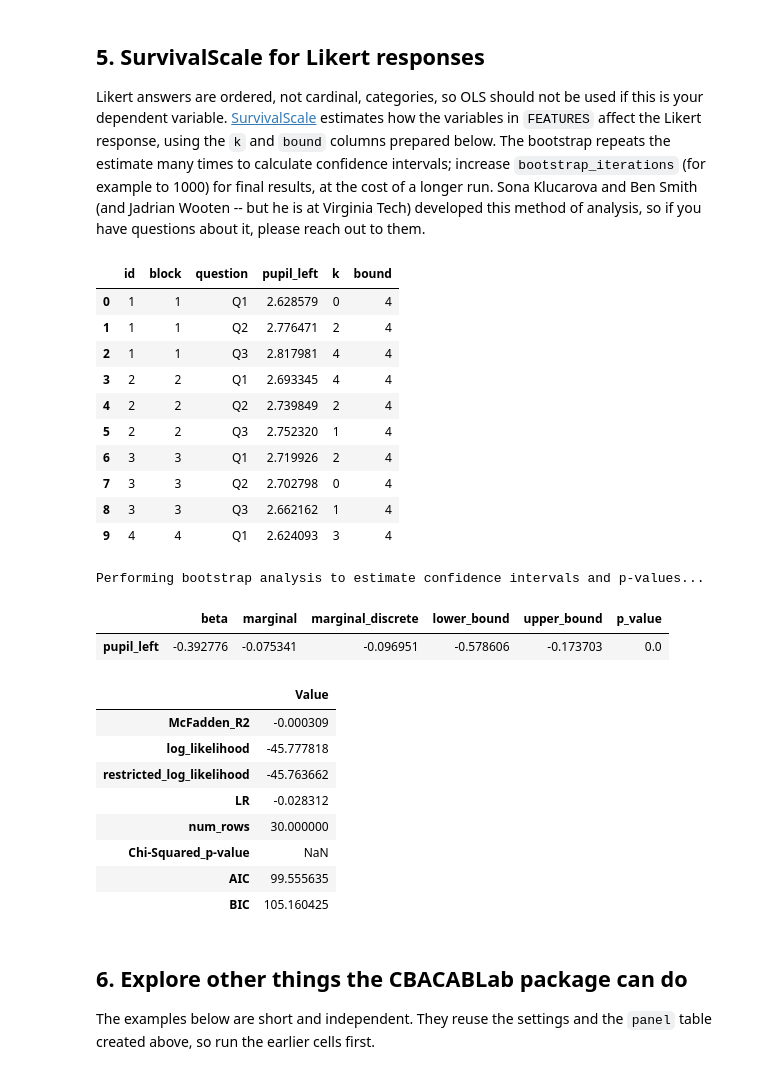
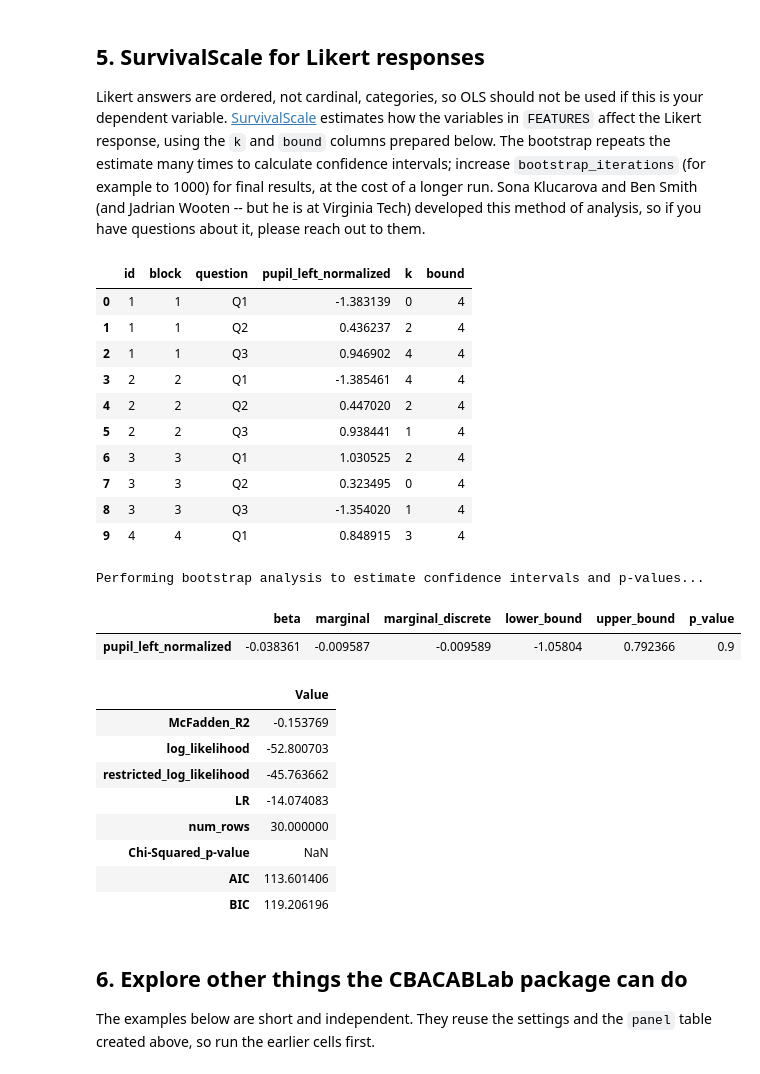
Before and after one commit to UNO-CAB-Lab/python-parsing, a Jupyter notebook: Analysis.ipynb, the cells around one changed output. Drawn from its saved outputs; the diff is of its cells as text; code cells hidden in the pictures.

```diff
--- a/Analysis.ipynb
+++ b/Analysis.ipynb
@@ -157,0 +162,2 @@ list(panel.columns)
+# %%
+normalized_panel = CBACABLab.normalizeSensorDataByRespondent(panel, sensor_columns=["pupil_left", "pupil_right"])
@@ -209,31 +243,31 @@ Likert answers are ordered, not cardinal, categories, so OLS should not be used
 # %%
 
 # Add Likert columns to the panel data. This will add a column for each question with the numeric value of the response (e.g. 0-4 for a 5-point scale). The original response column is kept as well.
-panel_likert = CBACABLab.AddLikertColumns(panel, LIKERT_SCALES).reset_index(drop=True)
+panel_likert = CBACABLab.AddLikertColumns(normalized_panel, LIKERT_SCALES).reset_index(drop=True)
 
 # The columns the analyses need: id, block (who to cluster by), question, the variable(s) of interest, k and bound
-FEATURES = ["pupil_left"]
+FEATURES = ["pupil_left_normalized"]
 analysis_data = pd.DataFrame({
     "id": panel_likert["respondent_id"],
     "block": panel_likert["respondent_id"],
     "question": panel_likert["question"],
-    "pupil_left": panel_likert["pupil_left"],
+    "pupil_left_normalized": panel_likert["pupil_left_normalized"],
     "k": pd.to_numeric(panel_likert["k"], errors="coerce"),
     "bound": pd.to_numeric(panel_likert["bound"], errors="coerce"),
 }).dropna()
 analysis_data.head(10)
 # %% [output]
-|  | id | block | question | pupil_left | k | bound |
-| 0 | 1 | 1 | Q1 | 2.628579 | 0 | 4 |
-| 1 | 1 | 1 | Q2 | 2.776471 | 2 | 4 |
-| 2 | 1 | 1 | Q3 | 2.817981 | 4 | 4 |
-| 3 | 2 | 2 | Q1 | 2.693345 | 4 | 4 |
-| 4 | 2 | 2 | Q2 | 2.739849 | 2 | 4 |
-| 5 | 2 | 2 | Q3 | 2.752320 | 1 | 4 |
-| 6 | 3 | 3 | Q1 | 2.719926 | 2 | 4 |
-| 7 | 3 | 3 | Q2 | 2.702798 | 0 | 4 |
-| 8 | 3 | 3 | Q3 | 2.662162 | 1 | 4 |
-| 9 | 4 | 4 | Q1 | 2.624093 | 3 | 4 |
+|  | id | block | question | pupil_left_normalized | k | bound |
+| 0 | 1 | 1 | Q1 | -1.383139 | 0 | 4 |
+| 1 | 1 | 1 | Q2 | 0.436237 | 2 | 4 |
+| 2 | 1 | 1 | Q3 | 0.946902 | 4 | 4 |
+| 3 | 2 | 2 | Q1 | -1.385461 | 4 | 4 |
+| 4 | 2 | 2 | Q2 | 0.447020 | 2 | 4 |
+| 5 | 2 | 2 | Q3 | 0.938441 | 1 | 4 |
+| 6 | 3 | 3 | Q1 | 1.030525 | 2 | 4 |
+| 7 | 3 | 3 | Q2 | 0.323495 | 0 | 4 |
+| 8 | 3 | 3 | Q3 | -1.354020 | 1 | 4 |
+| 9 | 4 | 4 | Q1 | 0.848915 | 3 | 4 |
 # %%
 from SurvivalScale import get_results
 
@@ -249,16 +283,16 @@ display(metrics)  # overall model fit
 # %% [output]
 Performing bootstrap analysis to estimate confidence intervals and p-values...
 |  | beta | marginal | marginal_discrete | lower_bound | upper_bound | p_value |
-| pupil_left | -0.392776 | -0.075341 | -0.096951 | -0.578606 | -0.173703 | 0.0 |
+| pupil_left_normalized | -0.038361 | -0.009587 | -0.009589 | -1.05804 | 0.792366 | 0.9 |
 |  | Value |
-| McFadden_R2 | -0.000309 |
-| log_likelihood | -45.777818 |
+| McFadden_R2 | -0.153769 |
+| log_likelihood | -52.800703 |
 | restricted_log_likelihood | -45.763662 |
-| LR | -0.028312 |
+| LR | -14.074083 |
 | num_rows | 30.000000 |
 | Chi-Squared_p-value | NaN |
-| AIC | 99.555635 |
-| BIC | 105.160425 |
+| AIC | 113.601406 |
+| BIC | 119.206196 |
 # %% [markdown]
 ## 6. Explore other things the CBACABLab package can do
 
```
Also changed, not shown: parts of 4 cells of this notebook, 1 other file.
